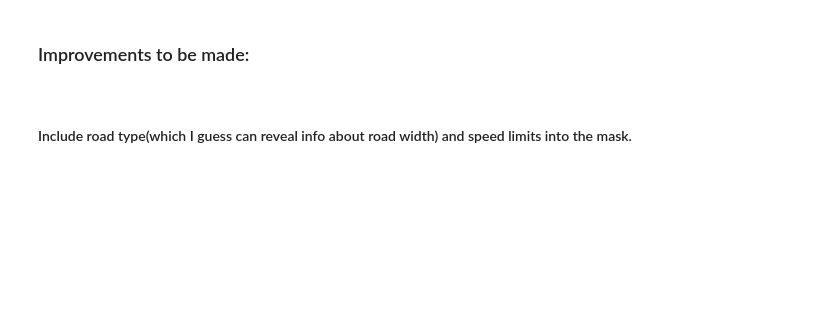
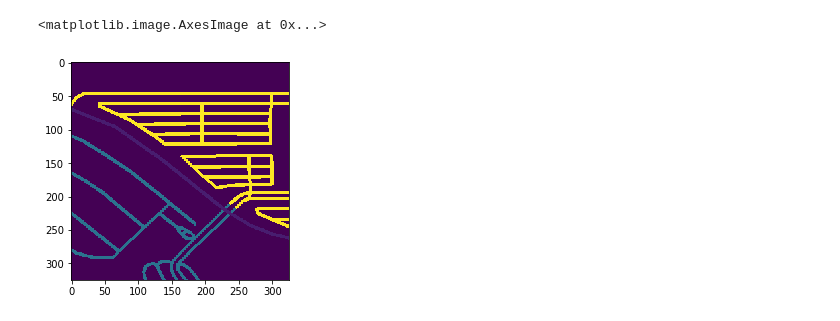
Before and after one commit to braunfuss/ImpactHubIstanbul, a Jupyter notebook: road_segmentation/mask_generation.ipynb, the cells around one changed output. Cells and saved outputs as stored; diff of their text form; code cells hidden in the pictures; blank space fills up the shorter version.

```diff
--- a/road_segmentation/mask_generation.ipynb
+++ b/road_segmentation/mask_generation.ipynb
@@ -63,0 +161,36 @@ def create_mask_new(geojson_file, raster_src):
+# %%
+def get_road_color(road_type):
+    case = {'1':(66, 135, 245),
+          '2':(69, 245, 66),
+          '3':(20, 150, 255),
+          '4':(247, 250, 80),
+          '5':(97, 242, 242),
+          '6':(255, 255, 255)}
+    return case.get(road_type)
+# %%
+def create_mask_road_type(geojson_file, raster_src):
+
+    srcRas_ds = gdal.Open(raster_src)
+    cols = srcRas_ds.RasterXSize
+    rows = srcRas_ds.RasterYSize
+
+    mask = np.zeros((rows, cols))
+    with open(geojson_file, 'r') as file:
+        geo_json = json.load(file)
+        with rasterio.open(raster_src) as map_image:
+            for road in geo_json['features']:
+                polys = list()
+                road_type = road['properties']['road_type']
+                geometry = road['geometry']
+                if geometry['type'] == "MultiLineString":
+                    points = np.array(geometry['coordinates'][0])
+
+                else:
+                    points = np.array(geometry['coordinates'])
+
+                for point in points:
+                    coords = map_image.index(point[0], point[1])
+                    polys.append([coords[1], coords[0]])
+                    cv2.polylines(mask, np.int32([polys]), False, get_road_color(road_type), thickness = 3)
+
+    return mask
@@ -74 +213,7 @@ image_list = image_list.values
+# %%
+mask_type = create_mask_road_type(geojson, image)
+plt.imshow(mask_type)
+# %% [output]
+<matplotlib.image.AxesImage at 0x...>
+[figure, added]
 # %%
@@ -91,3 +233,0 @@ for item in missing:
-# %% [markdown]
-<h3>Improvements to be made:</h3><br>
-    <h4>Include road type(which I guess can reveal info about road width) and speed limits into the mask.</h4>
```
Also changed, not shown: parts of 22 cells of this notebook, 1 other file.
